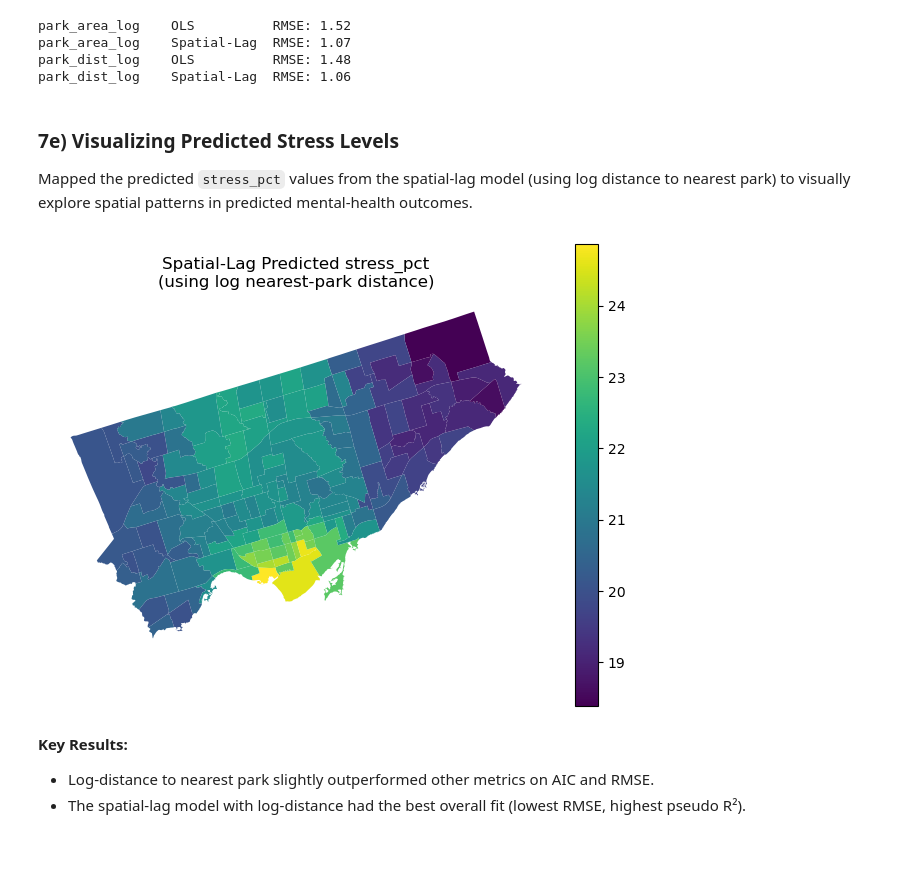
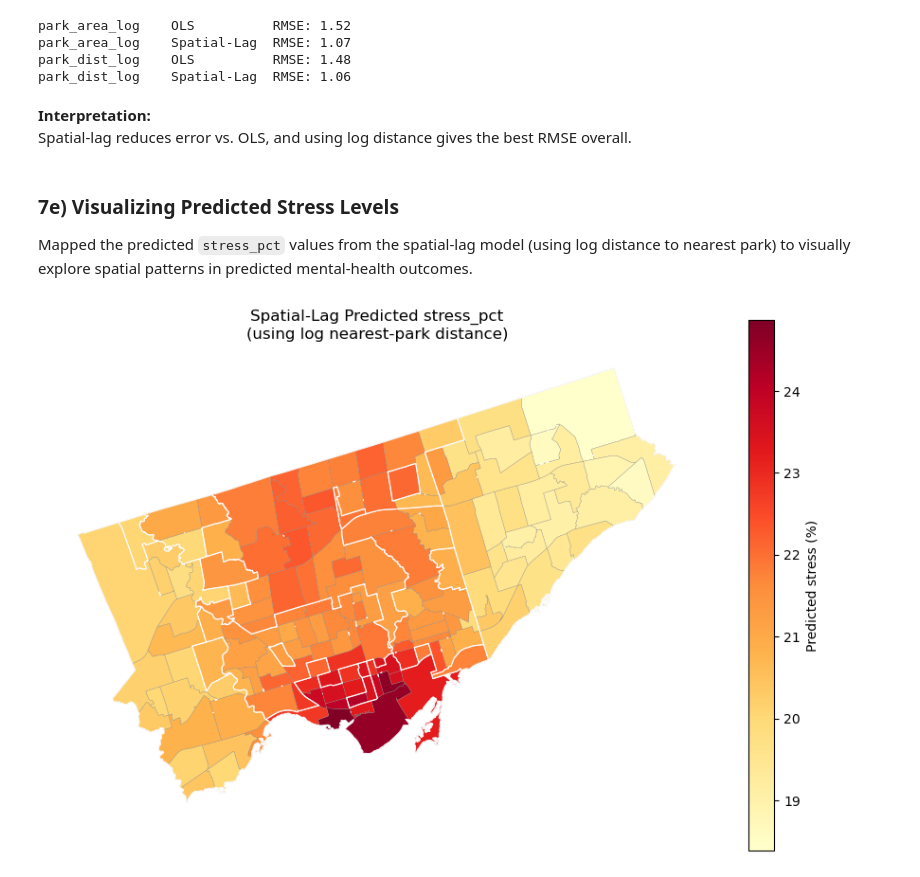
Before and after one commit to rxnu/Final-Project, a Jupyter notebook: notebooks/Final_Project.ipynb, the cells around one changed output. Drawn from its saved outputs; the diff is of its cells as text; code cells hidden in the pictures; blank space fills up the shorter version.

```diff
--- a/notebooks/Final_Project.ipynb
+++ b/notebooks/Final_Project.ipynb
@@ -152,32 +156,32 @@ print("Blank lookup template written to:", LOOKUP_XLSX)
 # %% [output]
 Blank lookup template written to: /Users/renudinesh/Final-Project/data/nh_to_cluster.xlsx
 # %%
-LOOKUP_XLSX = os.path.join(DATA_DIR, "nh_to_cluster.xlsx")
+LOOKUP_XLSX = os.path.join(DATA_DIR, "nh_to_clusters.xlsx")
 
-# Load filled-in lookup table
+# load filled-in lookup table
 lookup_df = pd.read_excel(LOOKUP_XLSX, dtype=str)
 
-# Merge onto GeoDataFrame
+# merge onto GeoDataFrame
 merged = neigh_gdf.merge(
     lookup_df,
     on="Neighbourhood",
     how="left"
 )
 
-#  Check for missing clusters
+#  check for missing clusters
 missing = merged[merged["ClusterName"].isna()]
 if not missing.empty:
     print("These neighbourhoods are missing cluster assignments:", missing["Neighbourhood"].tolist())
     raise ValueError("Please fill all ClusterName values.")
 
-# Dissolve by ClusterName to create 7 clusters
+# dissolve by ClusterName to create 7 clusters
 clusters_gdf = (
     merged
     .dissolve(by="ClusterName", as_index=False, aggfunc="first")
     .reset_index(drop=True)
 )
 
-# Save the dissolved clusters as a new shapefile for later use
+# save the dissolved clusters as a new shapefile for later use
 out_shp = os.path.join(DATA_DIR, "Toronto_7_Clusters.shp")
 clusters_gdf.to_file(out_shp)
 print("Saved 7-region shapefile:", out_shp)
@@ -1066,7 +1019,7 @@ features_df['park_dist_log'] = np.log1p(features_df['nearest_park_dist_m'])
 
 
 # merge log-distance and stress_pct back onto neighbourhood geometries
-nb_model = (
+nb_dist = (
     neigh_gdf[['Neighbourhood','geometry']]
       .merge(
           features_df[[
@@ -1207,29 +1157,35 @@ park_area_log    OLS          RMSE: 1.52
 park_area_log    Spatial-Lag  RMSE: 1.07
 park_dist_log    OLS          RMSE: 1.48
 park_dist_log    Spatial-Lag  RMSE: 1.06
+# %% [markdown]
+**Interpretation:**
+Spatial-lag reduces error vs. OLS, and using log distance gives the best RMSE overall.
 # %% [markdown]
 ### 7e) Visualizing Predicted Stress Levels
 
 Mapped the predicted `stress_pct` values from the spatial-lag model (using log distance to nearest park) to visually explore spatial patterns in predicted mental-health outcomes.
 # %%
-# Attach predicted values
+# Predicted stress (in-sample) from spatial-lag
 nb_dist['stress_pred_dist'] = lag7.predy.flatten()
 
-import matplotlib.pyplot as plt
-
-fig, ax = plt.subplots(figsize=(8,6))
-nb_dist.to_crs("EPSG:4326").plot(
+fig, ax = plt.subplots(figsize=(9,6))
+m = nb_dist.to_crs("EPSG:4326").plot(
     column='stress_pred_dist',
+    cmap='YlOrRd',                 # higher stress = warmer
+    linewidth=0.2, edgecolor='grey',
     legend=True,
-    cmap='viridis',
+    legend_kwds={'label': 'Predicted stress (%)'},
     ax=ax
 )
-ax.set_title("Spatial‑Lag Predicted stress_pct\n(using log nearest‑park distance)")
-ax.set_axis_off()
+
+try:
+    clusters_gdf.to_crs("EPSG:4326").boundary.plot(ax=ax, color='white', linewidth=0.8, alpha=0.9)
+except Exception:
+    pass
+
+ax.set_title("Spatial-Lag Predicted stress_pct\n(using log nearest-park distance)")
+ax.axis('off')
+plt.tight_layout()
 plt.show()
 # %% [output]
-[figure, old version]
+[figure, new version]
-# %% [markdown]
-**Key Results:**
-- Log-distance to nearest park slightly outperformed other metrics on AIC and RMSE.
-- The spatial-lag model with log-distance had the best overall fit (lowest RMSE, highest pseudo R²).
```
Also changed, not shown: parts of 63 cells of this notebook, 3 other files.
